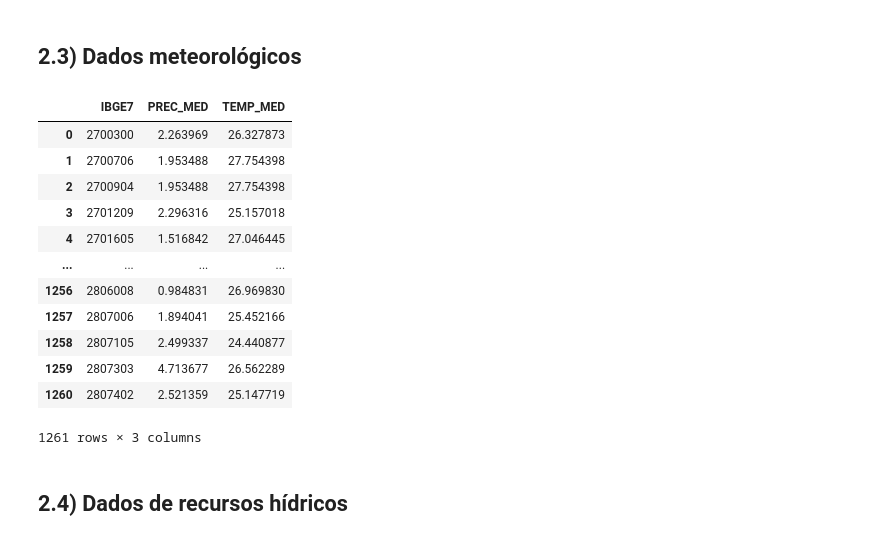
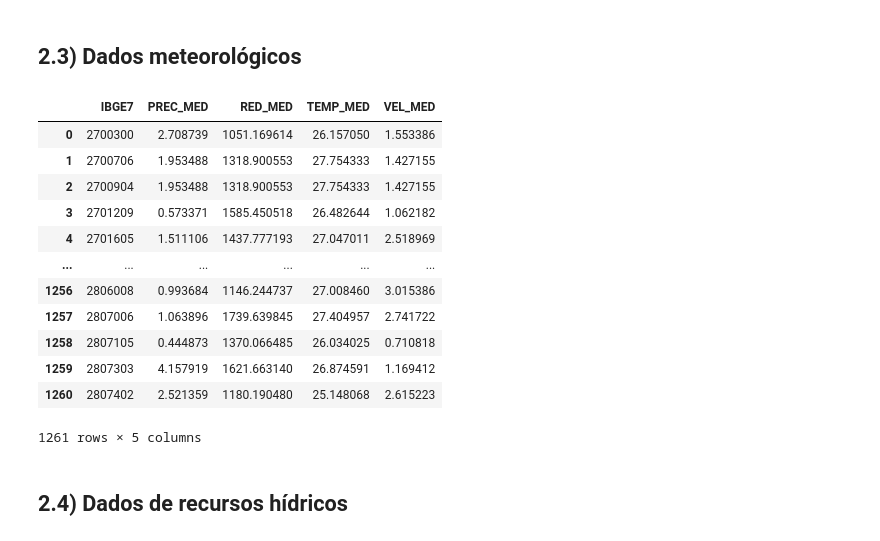
Before and after one commit to caiosoter/BCG2023, a Jupyter notebook: Notebooks/ColetaDosDados.ipynb, the cells around one changed output. Cells and saved outputs as stored; diff of their text form; code cells hidden in the pictures.

```diff
--- a/Notebooks/ColetaDosDados.ipynb
+++ b/Notebooks/ColetaDosDados.ipynb
@@ -112,50 +148,89 @@ ufs = list(set(mun_ser['UF']))
 est_met = pd.DataFrame()
 
 num_columns = [
-    'LATITUDE', 'LONGITUDE', 'PRECIPITAÇÃO TOTAL, HORÁRIO (mm)',
-    "TEMPERATURA DO AR - BULBO SECO, HORARIA (°C)"
+    'LATITUDE',
+    'LONGITUDE',
+    'ALTITUDE',
+    "PRECIPITAÇÃO TOTAL, HORÁRIO (mm)",
+    "RADIACAO GLOBAL (Kj/m²)",
+    "TEMPERATURA DO AR - BULBO SECO, HORARIA (°C)",
+    "VENTO, VELOCIDADE HORARIA (m/s)"
 ]
 
 for year in [2020, 2021, 2022]:
 
     file_path = f'../Dados/INMET/INMET_{year}.csv'
     file = pd.read_csv(file_path)
-    file = file[['Data', 'UF', 'ESTACAO', 'LATITUDE', 'LONGITUDE', 'PRECIPITAÇÃO TOTAL, HORÁRIO (mm)',"TEMPERATURA DO AR - BULBO SECO, HORARIA (°C)"]]
+    file = file[
+        [
+            'Data',
+            'UF',
+            'ESTACAO',
+            'LATITUDE',
+            'LONGITUDE',
+            'ALTITUDE',
+            "PRECIPITAÇÃO TOTAL, HORÁRIO (mm)",
+            "RADIACAO GLOBAL (Kj/m²)",
+            "TEMPERATURA DO AR - BULBO SECO, HORARIA (°C)",
+            "VENTO, VELOCIDADE HORARIA (m/s)"
+        ]
+    ]
     file = file[file['UF'].isin(ufs)]
-    file = file.dropna(axis = 0, thresh = 6)
+    file = file.dropna(axis = 0, thresh = 9)
     file[num_columns] = imputer.fit_transform(file[num_columns])
-    file = file.groupby(['Data', 'UF', 'ESTACAO','LATITUDE', 'LONGITUDE']).agg({'PRECIPITAÇÃO TOTAL, HORÁRIO (mm)': 'sum', "TEMPERATURA DO AR - BULBO SECO, HORARIA (°C)": 'mean'}).reset_index()
+    file = file.groupby(['Data', 'UF', 'ESTACAO','LATITUDE', 'LONGITUDE','ALTITUDE']).agg(
+        {
+            "PRECIPITAÇÃO TOTAL, HORÁRIO (mm)": 'sum',
+            "RADIACAO GLOBAL (Kj/m²)":'mean',
+            "TEMPERATURA DO AR - BULBO SECO, HORARIA (°C)": 'mean',
+            "VENTO, VELOCIDADE HORARIA (m/s)":'mean'
+
+        }
+    ).reset_index()
     est_met = pd.concat([est_met, file], ignore_index=True)
 
 est_met = est_met.drop(columns = 'Data')
 est_met = est_met.groupby(['ESTACAO', 'UF']).mean().reset_index()
-est_met.columns = ['ESTACAO', 'UF', 'LATITUDE', 'LONGITUDE', 'PREC_MED', 'TEMP_MED']
+est_met.columns = [
+    'ESTACAO',
+    'UF',
+    'LATITUDE',
+    'LONGITUDE',
+    'ALTIUDE',
+    'PREC_MED',
+    'RED_MED',
+    'TEMP_MED',
+    'VEL_MED'
+]
 
 cidades = mun_ser.copy()
 
 for index_cidade, cidade in cidades.iterrows():
     distancias = []
     for index_estacao, estacao in est_met.iterrows():
         distancia = calcular_distancia(cidade, estacao)
         distancias.append(distancia)
     indice_estacao_mais_proxima = distancias.index(min(distancias))
     estacao_mais_proxima = est_met.loc[indice_estacao_mais_proxima]
     cidades.at[index_cidade, 'PREC_MED'] = estacao_mais_proxima['PREC_MED']
+    cidades.at[index_cidade, 'RED_MED'] = estacao_mais_proxima['RED_MED']
     cidades.at[index_cidade, 'TEMP_MED'] = estacao_mais_proxima['TEMP_MED']
+    cidades.at[index_cidade, 'VEL_MED'] = estacao_mais_proxima['VEL_MED']
 
 cidades = cidades.drop(columns = ['UF', 'NOME', 'LATITUDE', 'LONGITUDE'])
+cidades.to_csv('../Dados/Views/dados_meteorologicos.csv')
 cidades
 # %% [output]
-|  | IBGE7 | PREC_MED | TEMP_MED |
-| 0 | 2700300 | 2.263969 | 26.327873 |
-| 1 | 2700706 | 1.953488 | 27.754398 |
-| 2 | 2700904 | 1.953488 | 27.754398 |
-| 3 | 2701209 | 2.296316 | 25.157018 |
-| 4 | 2701605 | 1.516842 | 27.046445 |
-| ... | ... | ... | ... |
-| 1256 | 2806008 | 0.984831 | 26.969830 |
-| 1257 | 2807006 | 1.894041 | 25.452166 |
-| 1258 | 2807105 | 2.499337 | 24.440877 |
-| 1259 | 2807303 | 4.713677 | 26.562289 |
-| 1260 | 2807402 | 2.521359 | 25.147719 |
+|  | IBGE7 | PREC_MED | RED_MED | TEMP_MED | VEL_MED |
+| 0 | 2700300 | 2.708739 | 1051.169614 | 26.157050 | 1.553386 |
+| 1 | 2700706 | 1.953488 | 1318.900553 | 27.754333 | 1.427155 |
+| 2 | 2700904 | 1.953488 | 1318.900553 | 27.754333 | 1.427155 |
+| 3 | 2701209 | 0.573371 | 1585.450518 | 26.482644 | 1.062182 |
+| 4 | 2701605 | 1.511106 | 1437.777193 | 27.047011 | 2.518969 |
+| ... | ... | ... | ... | ... | ... |
+| 1256 | 2806008 | 0.993684 | 1146.244737 | 27.008460 | 3.015386 |
+| 1257 | 2807006 | 1.063896 | 1739.639845 | 27.404957 | 2.741722 |
+| 1258 | 2807105 | 0.444873 | 1370.066485 | 26.034025 | 0.710818 |
+| 1259 | 2807303 | 4.157919 | 1621.663140 | 26.874591 | 1.169412 |
+| 1260 | 2807402 | 2.521359 | 1180.190480 | 25.148068 | 2.615223 |
-1261 rows × 3 columns
+1261 rows × 5 columns
```
Also changed, not shown: parts of 20 cells of this notebook, 3 other files.
